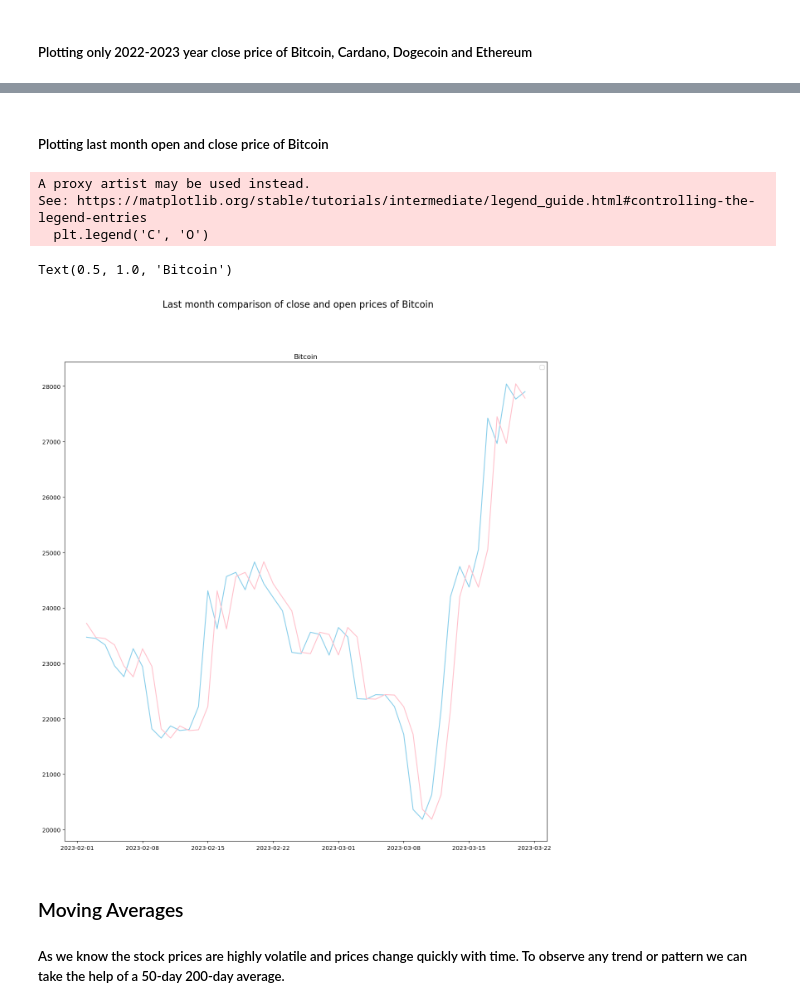
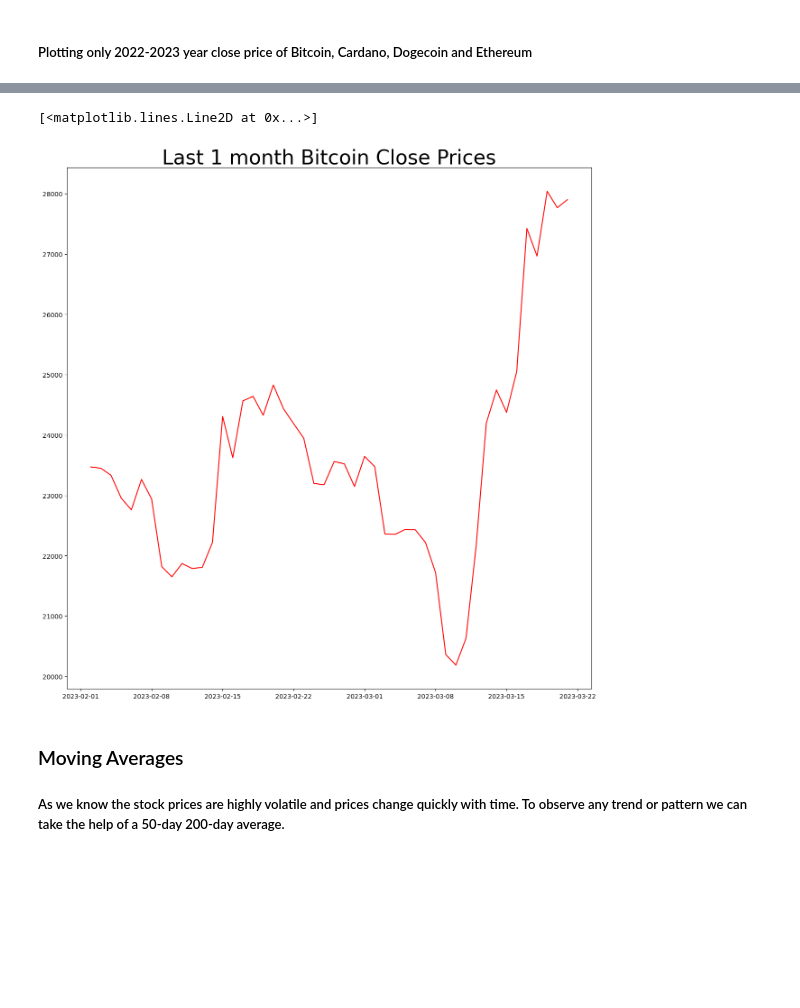
Before and after one commit to Alaneel/mini-project, a Jupyter notebook: src/1.EDA.ipynb, the cells around one changed output, grey strips where cells are left out. Cells and saved outputs as stored; diff of their text form; code cells hidden in the pictures; blank space fills up the shorter version.

```diff
--- a/src/1.EDA.ipynb
+++ b/src/1.EDA.ipynb
@@ -139,21 +128,13 @@ plt.legend(['Bitcoin'])
-# %% [markdown]
-##### Plotting last month open and close price of Bitcoin
 # %%
 last1month_bitcoindf = bitcoindf[bitcoindf['date'] > '02-2023']
 # %%
 fig = plt.figure(figsize = (15, 15))
-fig.suptitle('Last month comparison of close and open prices of Bitcoin', fontsize = 16)
+plt.title('Last 1 month Bitcoin Close Prices', fontsize = 32)
 
-plt.plot(last1month_bitcoindf['date'], last1month_bitcoindf['close'], color = 'skyblue')
-plt.plot(last1month_bitcoindf['date'], last1month_bitcoindf['open'], color = 'pink')
-plt.legend('C', 'O')
-plt.title('Bitcoin')
+plt.plot(last1month_bitcoindf['date'], last1month_bitcoindf['close'], color = 'red')
 # %% [output]
-A proxy artist may be used instead.
-See: https://matplotlib.org/stable/tutorials/intermediate/legend_guide.html#controlling-the-legend-entries
-  plt.legend('C', 'O')
+[<matplotlib.lines.Line2D at 0x...>]
-Text(0.5, 1.0, 'Bitcoin')
-[figure, old version]
+[figure, new version]
 # %% [markdown]
 ### Moving Averages
 
```
Also changed, not shown: parts of 5 cells of this notebook, 3 other files.
